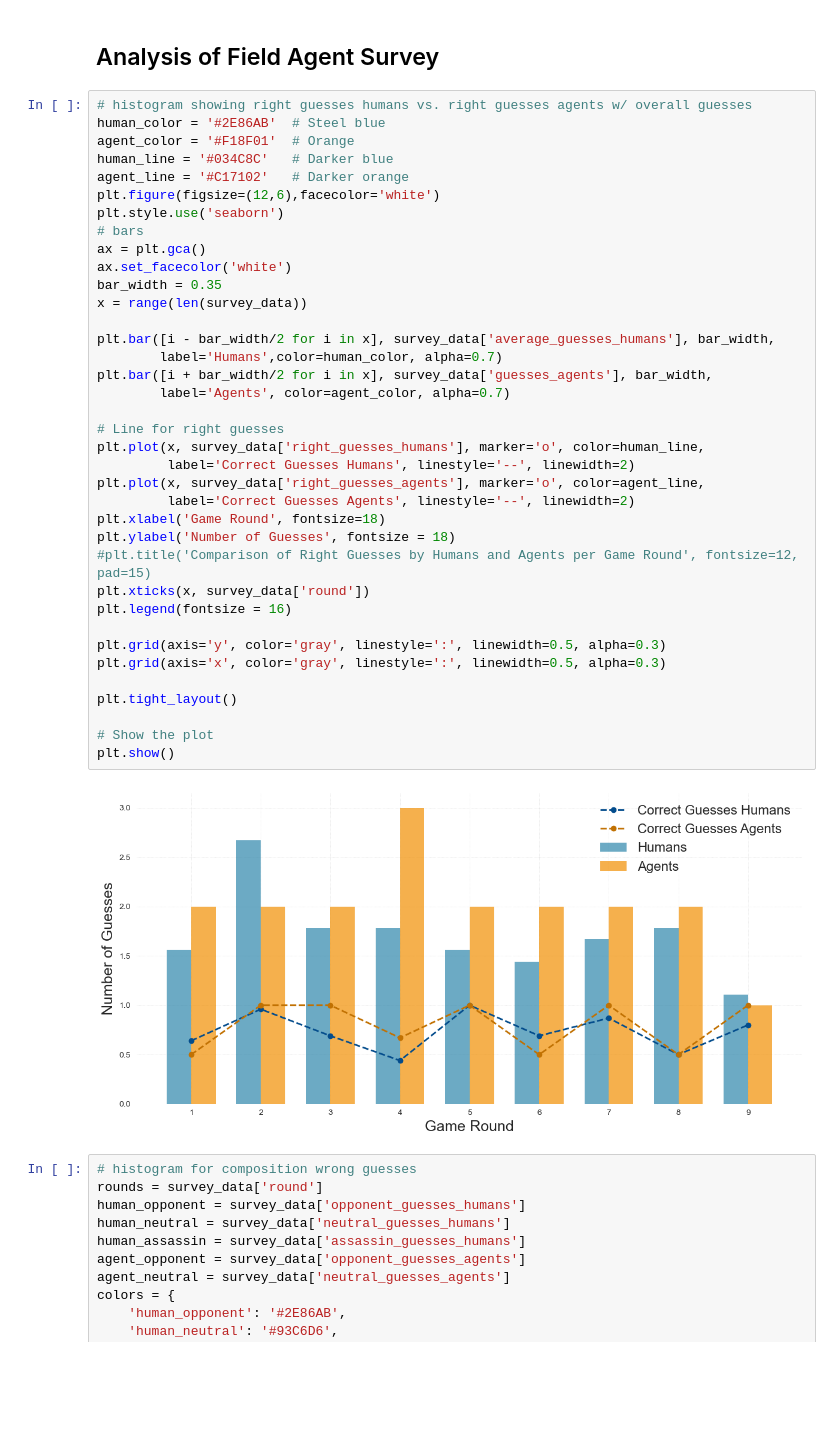
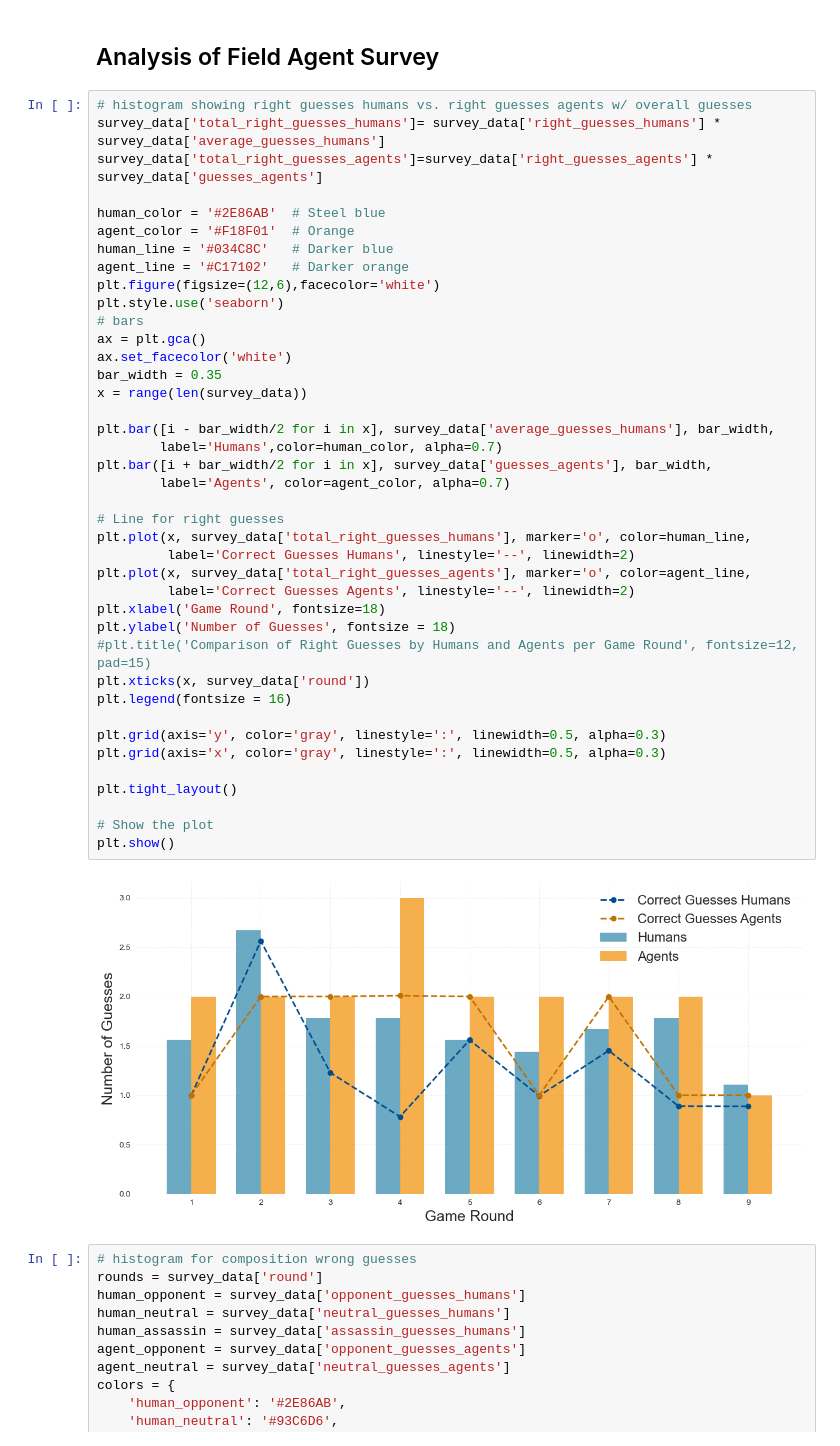
Before and after one commit to Anni0401/LLMs, a Jupyter notebook: LLMs/evaluation/evaluation_survey.ipynb, the cells around one changed output. Saved outputs shown, nothing was run; the diff lists cells and outputs as text; blank space fills up the shorter version.

```diff
--- a/LLMs/evaluation/evaluation_survey.ipynb
+++ b/LLMs/evaluation/evaluation_survey.ipynb
@@ -16,6 +16,9 @@ survey_data.head()
 ## Analysis of Field Agent Survey
 # %%
 # histogram showing right guesses humans vs. right guesses agents w/ overall guesses
+survey_data['total_right_guesses_humans']= survey_data['right_guesses_humans'] * survey_data['average_guesses_humans']
+survey_data['total_right_guesses_agents']=survey_data['right_guesses_agents'] * survey_data['guesses_agents']
+
 human_color = '#2E86AB'  # Steel blue
 agent_color = '#F18F01'  # Orange
 human_line = '#034C8C'   # Darker blue
@@ -23,36 +26,36 @@ agent_line = '#C17102'   # Darker orange
 plt.figure(figsize=(12,6),facecolor='white')
 plt.style.use('seaborn')
 # bars
 ax = plt.gca()
 ax.set_facecolor('white')
 bar_width = 0.35
 x = range(len(survey_data))
 
 plt.bar([i - bar_width/2 for i in x], survey_data['average_guesses_humans'], bar_width,
         label='Humans',color=human_color, alpha=0.7)
 plt.bar([i + bar_width/2 for i in x], survey_data['guesses_agents'], bar_width,
         label='Agents', color=agent_color, alpha=0.7)
 
 # Line for right guesses
-plt.plot(x, survey_data['right_guesses_humans'], marker='o', color=human_line,
+plt.plot(x, survey_data['total_right_guesses_humans'], marker='o', color=human_line,
          label='Correct Guesses Humans', linestyle='--', linewidth=2)
-plt.plot(x, survey_data['right_guesses_agents'], marker='o', color=agent_line,
+plt.plot(x, survey_data['total_right_guesses_agents'], marker='o', color=agent_line,
          label='Correct Guesses Agents', linestyle='--', linewidth=2)
 plt.xlabel('Game Round', fontsize=18)
 plt.ylabel('Number of Guesses', fontsize = 18)
 #plt.title('Comparison of Right Guesses by Humans and Agents per Game Round', fontsize=12, pad=15)
 plt.xticks(x, survey_data['round'])
 plt.legend(fontsize = 16)
 
 plt.grid(axis='y', color='gray', linestyle=':', linewidth=0.5, alpha=0.3)
 plt.grid(axis='x', color='gray', linestyle=':', linewidth=0.5, alpha=0.3)
 
 plt.tight_layout()
 
 # Show the plot
 plt.show()
 # %% [output]
-[figure, old version]
+[figure, new version]
 # %%
 # histogram for composition wrong guesses
 rounds = survey_data['round']
```
Also changed, not shown: 1 other file.
